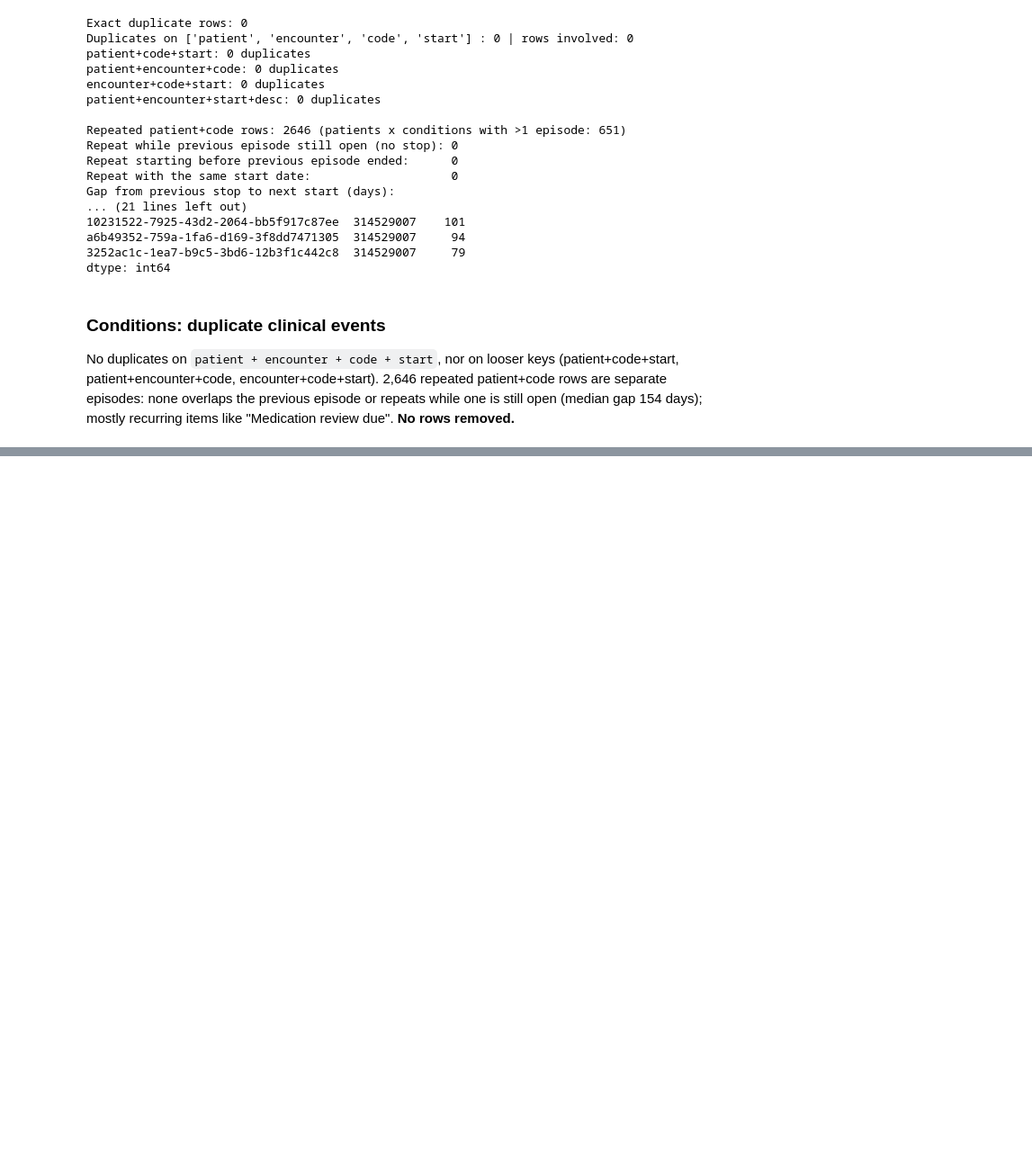
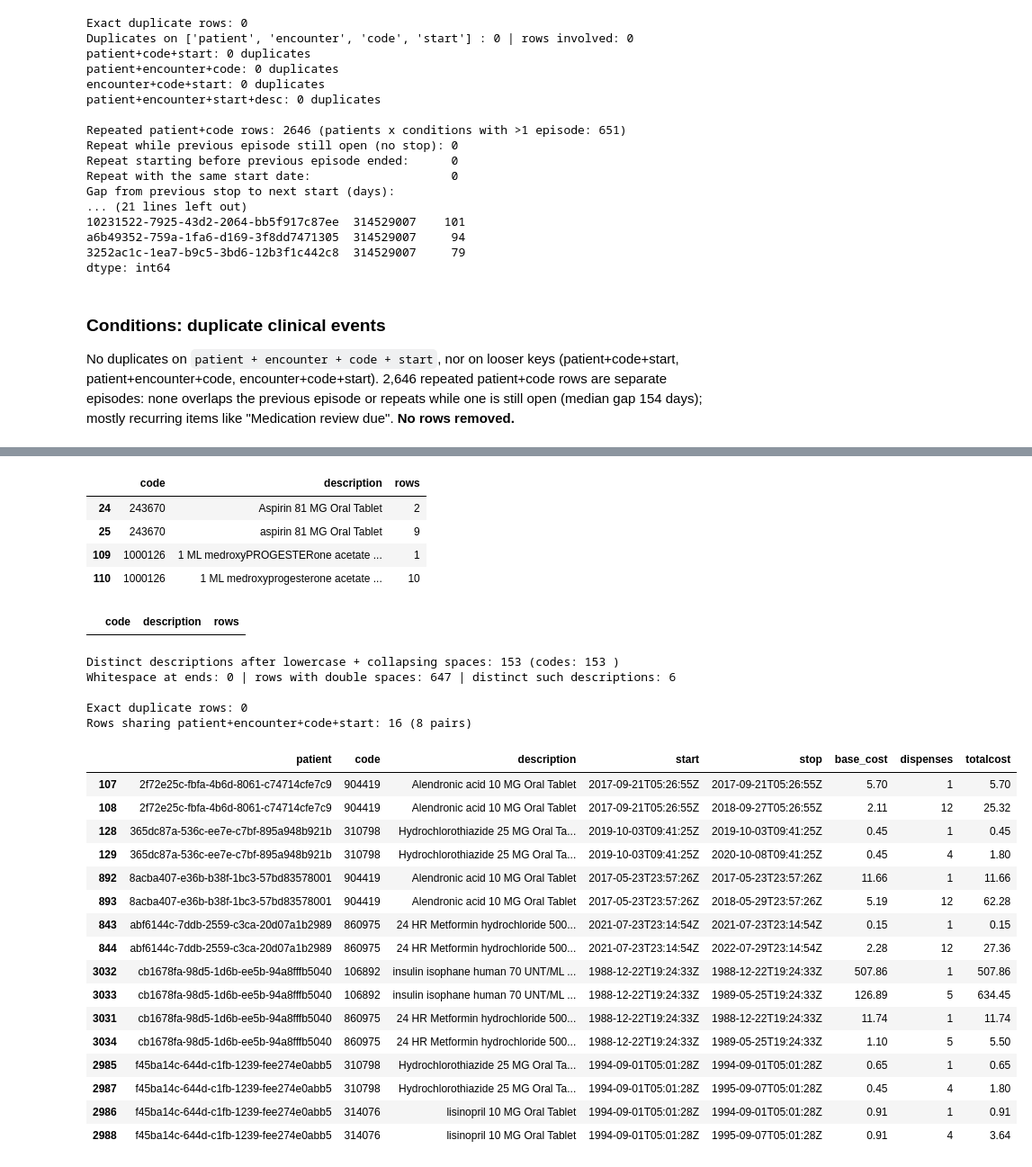
Before and after one commit to filfish2007-cav/Hospital_LLM, a Jupyter notebook: DataCleaning_EDA.ipynb, the cells around one changed output, grey strips where cells are left out. Shown at 90% size. Saved outputs shown, nothing was run; the diff lists cells and outputs as text; code cells hidden in the pictures; blank space fills up the shorter version.

```diff
--- a/DataCleaning_EDA.ipynb
+++ b/DataCleaning_EDA.ipynb
@@ -2086,13 +2083,3 @@ dtype: int64
 ### Conditions: duplicate clinical events
 
 No duplicates on `patient + encounter + code + start`, nor on looser keys (patient+code+start, patient+encounter+code, encounter+code+start). 2,646 repeated patient+code rows are separate episodes: none overlaps the previous episode or repeats while one is still open (median gap 154 days); mostly recurring items like "Medication review due". **No rows removed.**
-# %%
-# Configure pandas to display all columns for each table
-pd.set_option('display.max_columns', None)
-pd.set_option('display.width', 1000)
-
-for name, df in data.items():
-    print(f"\n{'='*50}\nTable: {name.upper()} {df.shape}\n{'='*50}")
-    display(df.head(5))
-    print("\n")
-    df.info()
@@ -2241,0 +2416,41 @@ memory usage: 1.7+ MB
+# %%
+raw = pd.read_csv(base_url + "medications.csv", dtype=str)   # code as text
+raw.columns = [c.lower() for c in raw.columns]
+med = data['medications']
+
+# 1. Missing, numeric, whitespace, lengths
+s = raw['code']
+print("Null code / description:", med['code'].isna().sum(), "/", med['description'].isna().sum())
+print("Non-numeric:", (~s.str.fullmatch(r'\d+', na=False)).sum(),
+      "| whitespace:", (s != s.str.strip()).sum(), "| leading zeros:", s.str.startswith('0').sum())
+print(s.str.len().value_counts().sort_index())
+
+# 2. Mapping
+print("\nDistinct codes:", med['code'].nunique(),
+      "| descriptions:", med['description'].nunique(),
+      "| pairs:", med[['code', 'description']].drop_duplicates().shape[0])
+per_code = med.groupby('code')['description'].nunique()
+per_desc = med.groupby('description')['code'].nunique()
+print("Codes with >1 description:", (per_code > 1).sum())
+print("Descriptions with >1 code:", (per_desc > 1).sum())
+pairs = med.groupby(['code', 'description']).size().reset_index(name='rows')
+display(pairs[pairs['code'].isin(per_code[per_code > 1].index)])
+display(pairs[pairs['description'].isin(per_desc[per_desc > 1].index)])
+
+# 3. Are the "different" descriptions just formatting? Normalize and re-check
+norm = med['description'].str.lower().str.replace(r'\s+', ' ', regex=True).str.strip()
+print("\nDistinct descriptions after lowercase + collapsing spaces:", norm.nunique(),
+      "(codes:", med['code'].nunique(), ")")
+d = med['description']
+print("Whitespace at ends:", (d != d.str.strip()).sum(),
+      "| rows with double spaces:", d.str.contains('  ').sum(),
+      "| distinct such descriptions:", d[d.str.contains('  ')].nunique())
+
+# 4. Duplicates
+print("\nExact duplicate rows:", med.duplicated().sum())
+key = ['patient', 'encounter', 'code', 'start']
+dup = med[med.duplicated(key, keep=False)].sort_values(key)
+print("Rows sharing patient+encounter+code+start:", len(dup), f"({len(dup)//2} pairs)")
+display(dup[['patient', 'code', 'description', 'start', 'stop', 'base_cost',
+             'dispenses', 'totalcost']])
+# %% [output]
@@ -2241,0 +2467,28 @@ memory usage: 1.7+ MB
+|  | code | description | rows |
+| 24 | 243670 | Aspirin 81 MG Oral Tablet | 2 |
+| 25 | 243670 | aspirin 81 MG Oral Tablet | 9 |
+| 109 | 1000126 | 1 ML medroxyPROGESTERone acetate ... | 1 |
+| 110 | 1000126 | 1 ML medroxyprogesterone acetate ... | 10 |
+|  | code | description | rows |
+Distinct descriptions after lowercase + collapsing spaces: 153 (codes: 153 )
+Whitespace at ends: 0 | rows with double spaces: 647 | distinct such descriptions: 6
+
+Exact duplicate rows: 0
+Rows sharing patient+encounter+code+start: 16 (8 pairs)
+|  | patient | code | description | start | stop | base_cost | dispenses | totalcost |
+| 107 | 2f72e25c-fbfa-4b6d-8061-c74714cfe7c9 | 904419 | Alendronic acid 10 MG Oral Tablet | 2017-09-21T05:26:55Z | 2017-09-21T05:26:55Z | 5.70 | 1 | 5.70 |
+| 108 | 2f72e25c-fbfa-4b6d-8061-c74714cfe7c9 | 904419 | Alendronic acid 10 MG Oral Tablet | 2017-09-21T05:26:55Z | 2018-09-27T05:26:55Z | 2.11 | 12 | 25.32 |
+| 128 | 365dc87a-536c-ee7e-c7bf-895a948b921b | 310798 | Hydrochlorothiazide 25 MG Oral Ta... | 2019-10-03T09:41:25Z | 2019-10-03T09:41:25Z | 0.45 | 1 | 0.45 |
+| 129 | 365dc87a-536c-ee7e-c7bf-895a948b921b | 310798 | Hydrochlorothiazide 25 MG Oral Ta... | 2019-10-03T09:41:25Z | 2020-10-08T09:41:25Z | 0.45 | 4 | 1.80 |
+| 892 | 8acba407-e36b-b38f-1bc3-57bd83578001 | 904419 | Alendronic acid 10 MG Oral Tablet | 2017-05-23T23:57:26Z | 2017-05-23T23:57:26Z | 11.66 | 1 | 11.66 |
+| 893 | 8acba407-e36b-b38f-1bc3-57bd83578001 | 904419 | Alendronic acid 10 MG Oral Tablet | 2017-05-23T23:57:26Z | 2018-05-29T23:57:26Z | 5.19 | 12 | 62.28 |
+| 843 | abf6144c-7ddb-2559-c3ca-20d07a1b2989 | 860975 | 24 HR Metformin hydrochloride 500... | 2021-07-23T23:14:54Z | 2021-07-23T23:14:54Z | 0.15 | 1 | 0.15 |
+| 844 | abf6144c-7ddb-2559-c3ca-20d07a1b2989 | 860975 | 24 HR Metformin hydrochloride 500... | 2021-07-23T23:14:54Z | 2022-07-29T23:14:54Z | 2.28 | 12 | 27.36 |
+| 3032 | cb1678fa-98d5-1d6b-ee5b-94a8fffb5040 | 106892 | insulin isophane human 70 UNT/ML ... | 1988-12-22T19:24:33Z | 1988-12-22T19:24:33Z | 507.86 | 1 | 507.86 |
+| 3033 | cb1678fa-98d5-1d6b-ee5b-94a8fffb5040 | 106892 | insulin isophane human 70 UNT/ML ... | 1988-12-22T19:24:33Z | 1989-05-25T19:24:33Z | 126.89 | 5 | 634.45 |
+| 3031 | cb1678fa-98d5-1d6b-ee5b-94a8fffb5040 | 860975 | 24 HR Metformin hydrochloride 500... | 1988-12-22T19:24:33Z | 1988-12-22T19:24:33Z | 11.74 | 1 | 11.74 |
+| 3034 | cb1678fa-98d5-1d6b-ee5b-94a8fffb5040 | 860975 | 24 HR Metformin hydrochloride 500... | 1988-12-22T19:24:33Z | 1989-05-25T19:24:33Z | 1.10 | 5 | 5.50 |
+| 2985 | f45ba14c-644d-c1fb-1239-fee274e0abb5 | 310798 | Hydrochlorothiazide 25 MG Oral Ta... | 1994-09-01T05:01:28Z | 1994-09-01T05:01:28Z | 0.65 | 1 | 0.65 |
+| 2987 | f45ba14c-644d-c1fb-1239-fee274e0abb5 | 310798 | Hydrochlorothiazide 25 MG Oral Ta... | 1994-09-01T05:01:28Z | 1995-09-07T05:01:28Z | 0.45 | 4 | 1.80 |
+| 2986 | f45ba14c-644d-c1fb-1239-fee274e0abb5 | 314076 | lisinopril 10 MG Oral Tablet | 1994-09-01T05:01:28Z | 1994-09-01T05:01:28Z | 0.91 | 1 | 0.91 |
+| 2988 | f45ba14c-644d-c1fb-1239-fee274e0abb5 | 314076 | lisinopril 10 MG Oral Tablet | 1994-09-01T05:01:28Z | 1995-09-07T05:01:28Z | 0.91 | 4 | 3.64 |
```
Also changed, not shown: parts of 27 cells of this notebook.
